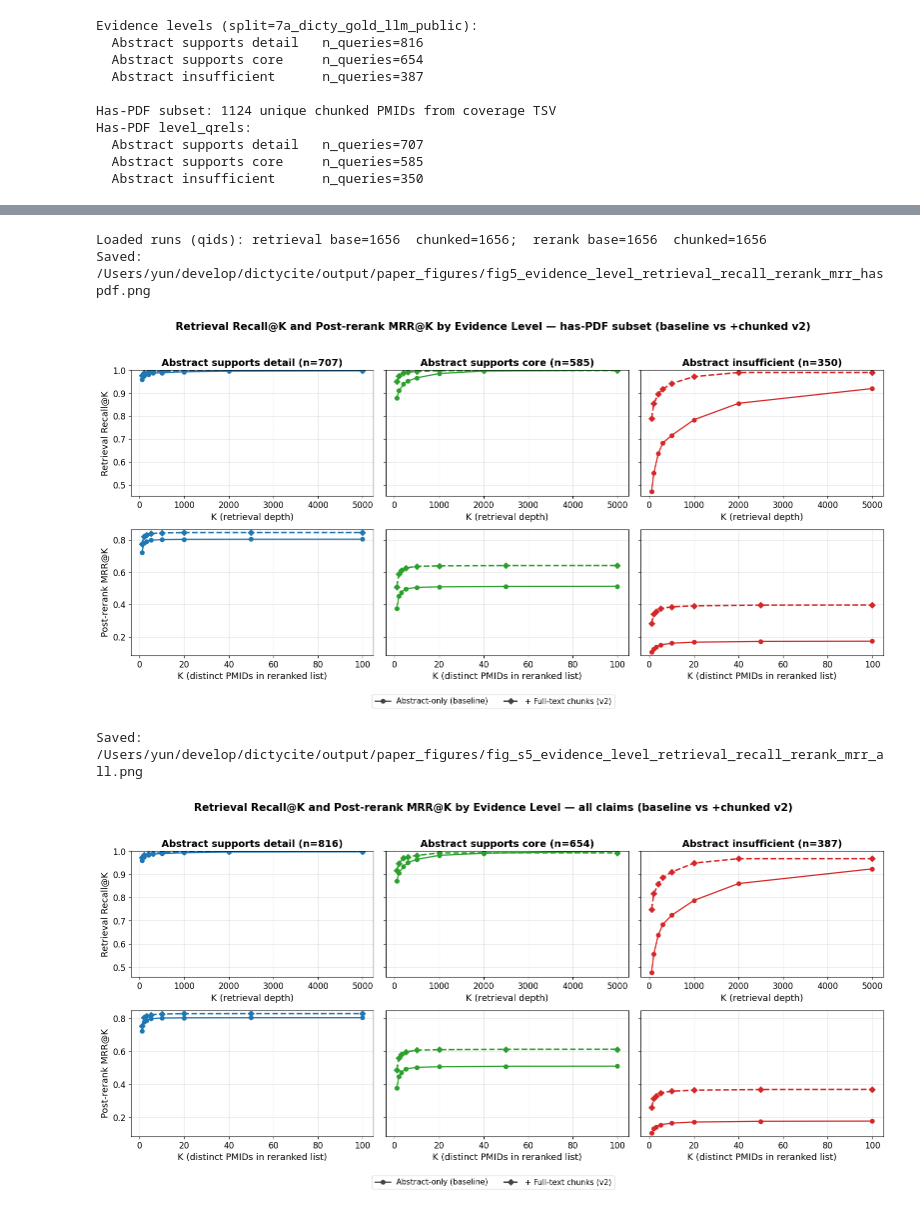
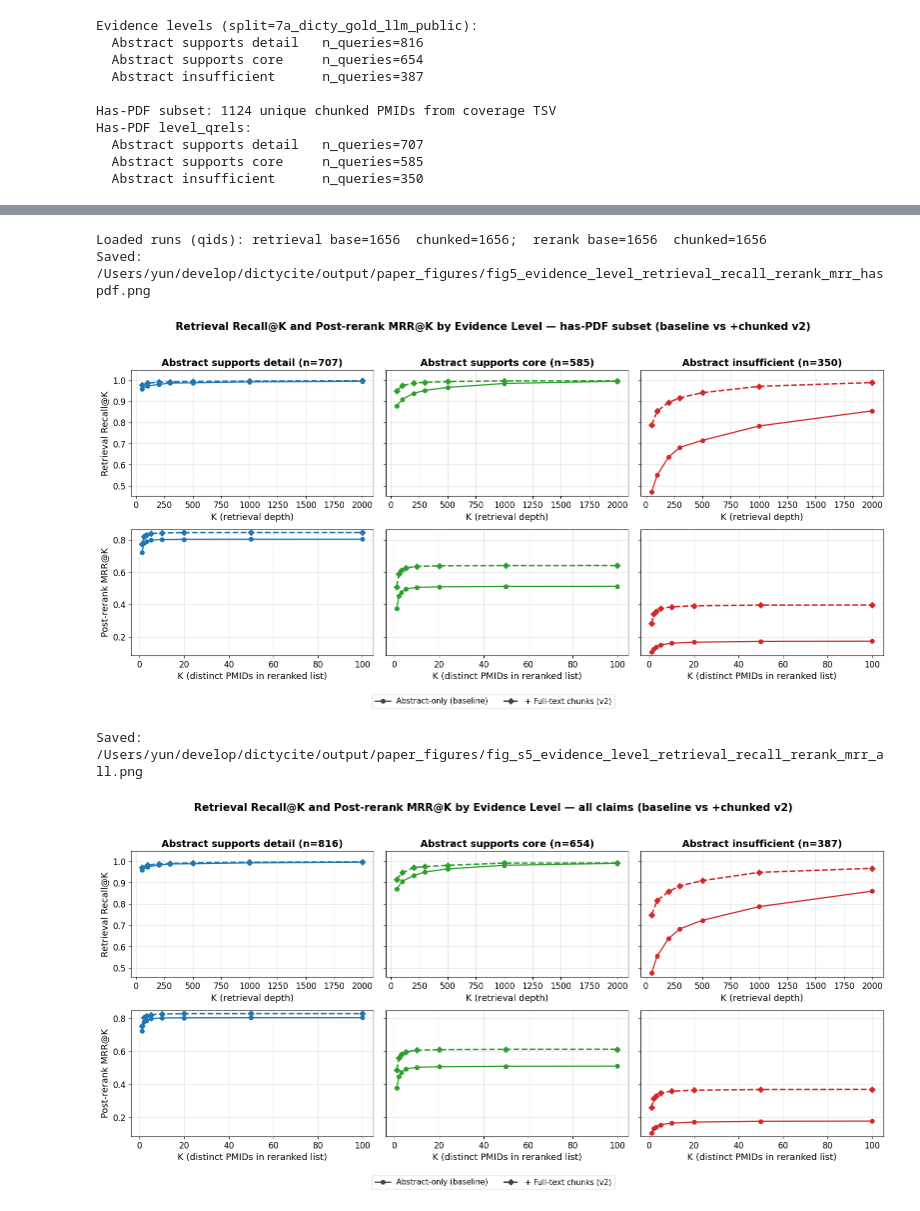
Before and after one commit to fulaibaowang/dictycite, a Jupyter notebook: notebooks/report_7a.ipynb, the cells around one changed output, grey strips where cells are left out. Cells and saved outputs as stored; diff of their text form; code cells hidden in the pictures.

```diff
--- a/notebooks/report_7a.ipynb
+++ b/notebooks/report_7a.ipynb
@@ -1378,7 +1450,8 @@ else:
         f"rerank base={len(run_rerank_base)}  chunked={len(run_rerank_chunked)}"
     )
 
-    KS_RECALL_RETRIEVAL = [50, 100, 200, 300, 500, 1000, 2000, 5000]
+    # Upper row: cap K at 2000 — recall plateaus and K=5000 only flattens the x-axis.
+    KS_RECALL_RETRIEVAL = [50, 100, 200, 300, 500, 1000, 2000]
     KS_MRR_RERANK = [1, 2, 3, 5, 10, 20, 50, 100]
 
     def _per_level_curve(
@@ -1433,7 +1506,11 @@ else:
         all_rec = [v for d in (rec_base, rec_chk) for vals in d.values() for v in vals]
         all_mrr = [v for d in (mrr_base, mrr_chk) for vals in d.values() for v in vals]
         y_min_r = max(0.0, min(all_rec) - 0.02) if all_rec else 0.0
-        y_max_r = min(1.0, max(all_rec) + 0.02) if all_rec else 1.0
+        _top_r = max(all_rec) if all_rec else 1.0
+        if _top_r > 0.94:
+            y_max_r = min(1.12, _top_r + 0.05)
+        else:
+            y_max_r = min(1.0, _top_r + 0.02)
         y_min_m = max(0.0, min(all_mrr) - 0.02) if all_mrr else 0.0
         y_max_m = min(1.0, max(all_mrr) + 0.02) if all_mrr else 1.0
 
@@ -1492,36 +1569,36 @@ else:
         out_path=paper_figures_dir / "fig_s5_evidence_level_retrieval_recall_rerank_mrr_all.png",
     )
 
     # Caption numbers: retrieval Recall@1000 + rerank MRR@10, per evidence level.
     def _caption_table(per_level_qrels, n_per, label):
         rec_base, rec_chk, _ = _per_level_curve(
             per_level_qrels, run_retrieval_base, run_retrieval_chunked,
             [100, 1000], metric="recall",
         )
         mrr_base, mrr_chk, _ = _per_level_curve(
             per_level_qrels, run_rerank_base, run_rerank_chunked,
             [10], metric="mrr",
         )
         print(f"\n{label} — by evidence level:")
         print(f"  {'Level':28s} {'n':>4s}  "
               f"{'R@100 base':>11s}  {'R@100 +chk':>11s}  "
               f"{'R@1000 base':>12s}  {'R@1000 +chk':>12s}  "
               f"{'MRR@10 base':>11s}  {'MRR@10 +chk':>11s}")
         for lvl in levels:
             n = n_per.get(lvl, 0)
             print(f"  {EVIDENCE_FIG3_LABELS.get(lvl, lvl):28s} {n:4d}  "
                   f"{rec_base[lvl][0]:11.4f}  {rec_chk[lvl][0]:11.4f}  "
                   f"{rec_base[lvl][1]:12.4f}  {rec_chk[lvl][1]:12.4f}  "
                   f"{mrr_base[lvl][0]:11.4f}  {mrr_chk[lvl][0]:11.4f}")
 
     _caption_table(level_qrels_haspdf, n_hp, "Fig 5 (has-PDF)")
     _caption_table(level_qrels,        n_all, "Fig S5 (all claims)")
 # %% [output]
 Loaded runs (qids): retrieval base=1656  chunked=1656;  rerank base=1656  chunked=1656
 Saved: /Users/yun/develop/dictycite/output/paper_figures/fig5_evidence_level_retrieval_recall_rerank_mrr_haspdf.png
-[figure, old version]
+[figure, new version]
 Saved: /Users/yun/develop/dictycite/output/paper_figures/fig_s5_evidence_level_retrieval_recall_rerank_mrr_all.png
-[figure, old version]
+[figure, new version]
 Fig 5 (has-PDF) — by evidence level:
   Level                           n   R@100 base   R@100 +chk   R@1000 base   R@1000 +chk  MRR@10 base  MRR@10 +chk
   Abstract supports detail      707       0.9738       0.9873        0.9929        0.9972       0.8015       0.8427
```
Also changed, not shown: parts of 9 cells of this notebook, 7 other files.
